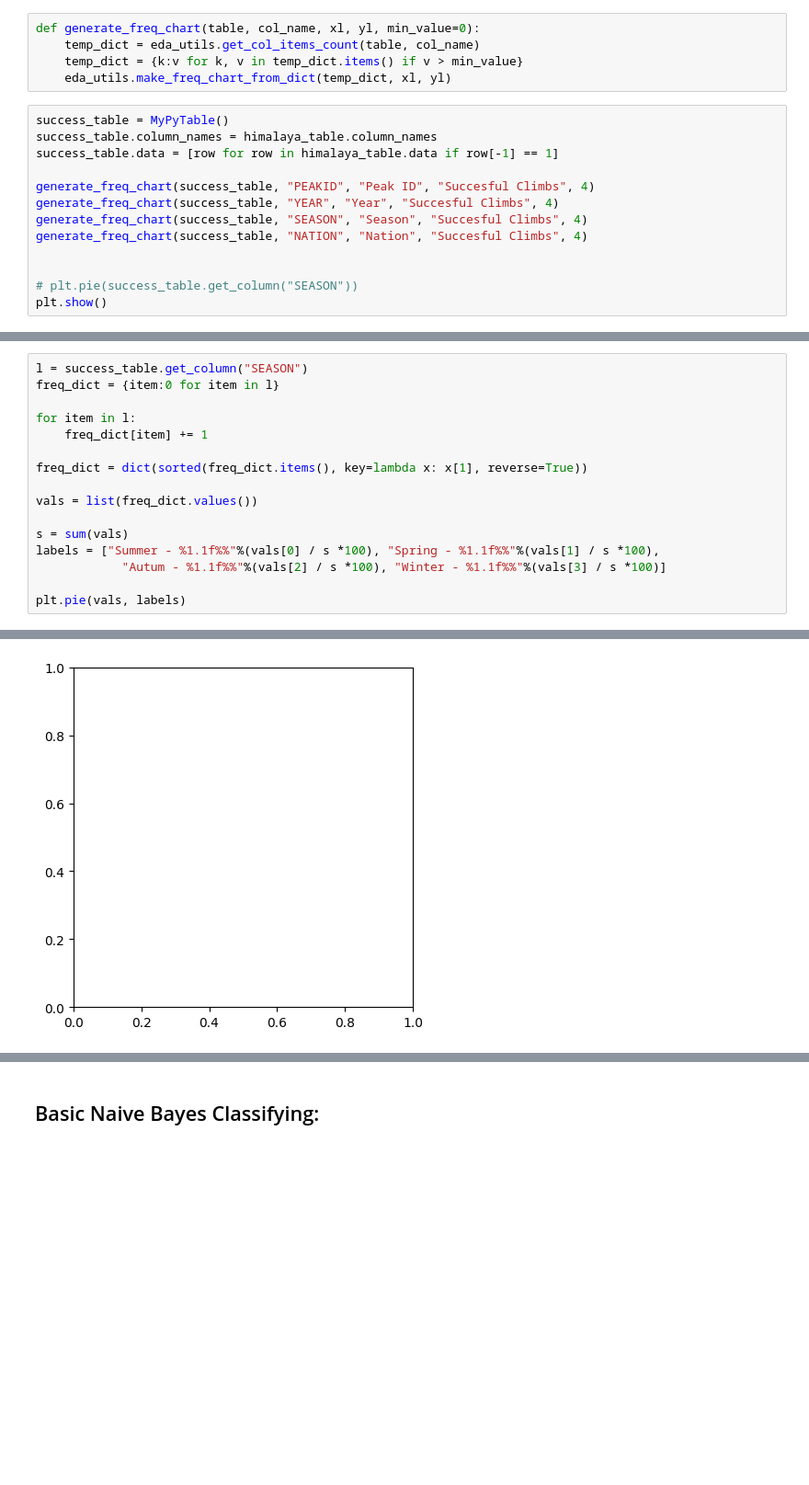
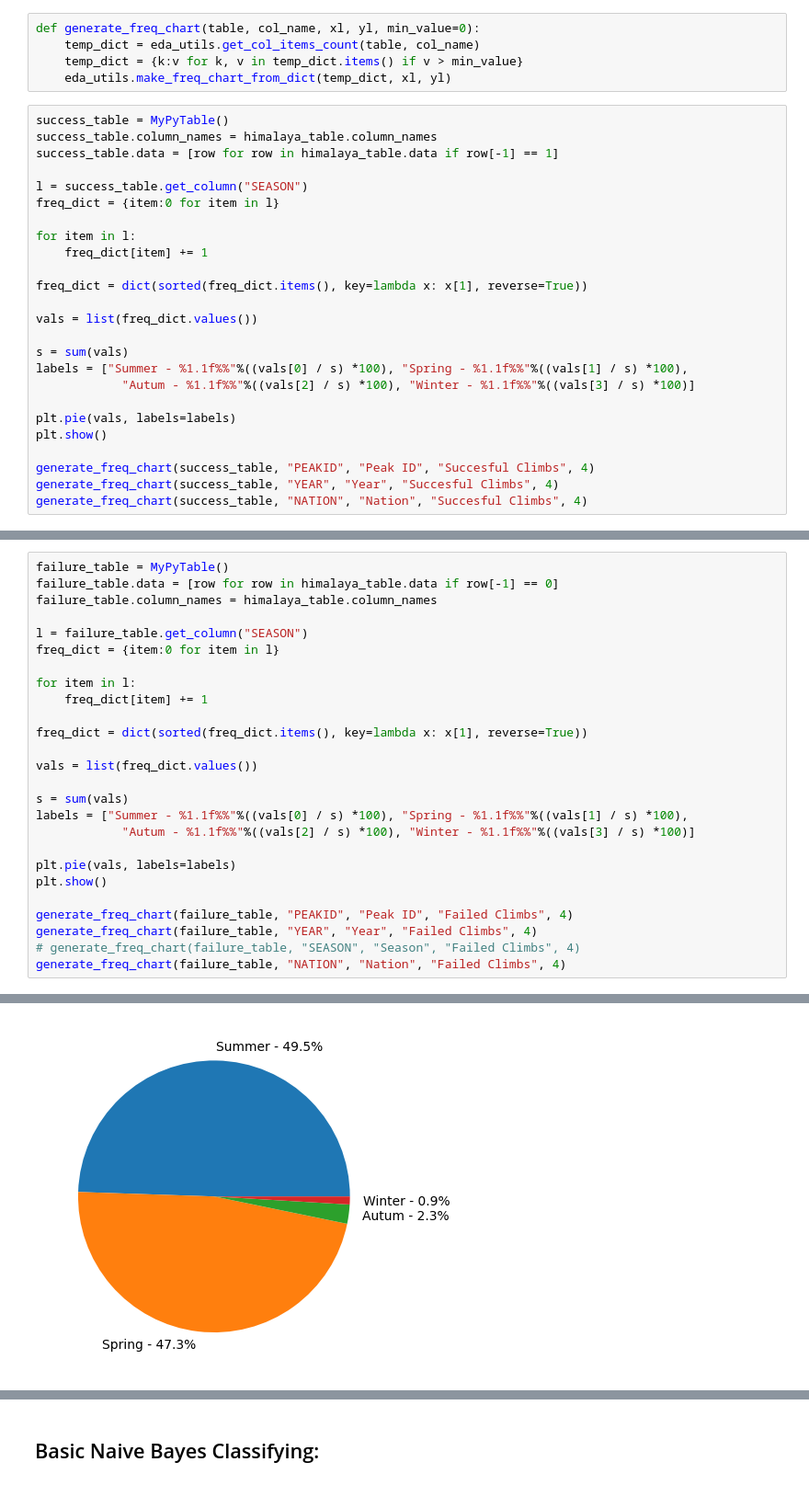
Before and after one commit to dpmacisaac/FinalProject-CPSC322, a Jupyter notebook: himalayan_dataset_eda.ipynb, the cells around one changed output, grey strips where cells are left out. Shown: that part at 92% size. Saved outputs shown, nothing was run; the diff lists cells and outputs as text; blank space fills up the shorter version.

```diff
--- a/himalayan_dataset_eda.ipynb
+++ b/himalayan_dataset_eda.ipynb
@@ -63,12 +63,24 @@ success_table = MyPyTable()
 success_table.column_names = himalaya_table.column_names
 success_table.data = [row for row in himalaya_table.data if row[-1] == 1]
 
+l = success_table.get_column("SEASON")
+freq_dict = {item:0 for item in l}
+
+for item in l:
+    freq_dict[item] += 1
+
+freq_dict = dict(sorted(freq_dict.items(), key=lambda x: x[1], reverse=True))
+
+vals = list(freq_dict.values())
+
+s = sum(vals)
+labels = ["Summer - %1.1f%%"%((vals[0] / s) *100), "Spring - %1.1f%%"%((vals[1] / s) *100),
+            "Autum - %1.1f%%"%((vals[2] / s) *100), "Winter - %1.1f%%"%((vals[3] / s) *100)]
+
+plt.pie(vals, labels=labels)
+plt.show()
+
 generate_freq_chart(success_table, "PEAKID", "Peak ID", "Succesful Climbs", 4)
 generate_freq_chart(success_table, "YEAR", "Year", "Succesful Climbs", 4)
-generate_freq_chart(success_table, "SEASON", "Season", "Succesful Climbs", 4)
 generate_freq_chart(success_table, "NATION", "Nation", "Succesful Climbs", 4)
-
-
-# plt.pie(success_table.get_column("SEASON"))
-plt.show()
 # %% [output]
@@ -80,5 +91,9 @@ plt.show()
 # %%
-l = success_table.get_column("SEASON")
+failure_table = MyPyTable()
+failure_table.data = [row for row in himalaya_table.data if row[-1] == 0]
+failure_table.column_names = himalaya_table.column_names
+
+l = failure_table.get_column("SEASON")
 freq_dict = {item:0 for item in l}
 
 for item in l:
@@ -89,8 +104,14 @@ freq_dict = dict(sorted(freq_dict.items(), key=lambda x: x[1], reverse=True))
 vals = list(freq_dict.values())
 
 s = sum(vals)
-labels = ["Summer - %1.1f%%"%(vals[0] / s *100), "Spring - %1.1f%%"%(vals[1] / s *100),
-            "Autum - %1.1f%%"%(vals[2] / s *100), "Winter - %1.1f%%"%(vals[3] / s *100)]
+labels = ["Summer - %1.1f%%"%((vals[0] / s) *100), "Spring - %1.1f%%"%((vals[1] / s) *100),
+            "Autum - %1.1f%%"%((vals[2] / s) *100), "Winter - %1.1f%%"%((vals[3] / s) *100)]
 
-plt.pie(vals, labels)
+plt.pie(vals, labels=labels)
+plt.show()
+
+generate_freq_chart(failure_table, "PEAKID", "Peak ID", "Failed Climbs", 4)
+generate_freq_chart(failure_table, "YEAR", "Year", "Failed Climbs", 4)
+# generate_freq_chart(failure_table, "SEASON", "Season", "Failed Climbs", 4)
+generate_freq_chart(failure_table, "NATION", "Nation", "Failed Climbs", 4)
 # %% [output]
@@ -99 +118 @@ TypeError: can't multiply sequence by non-int of type 'float'
-[figure, old version]
+[figure, new version]
```
Also changed, not shown: parts of 4 cells of this notebook, 2 other files.
